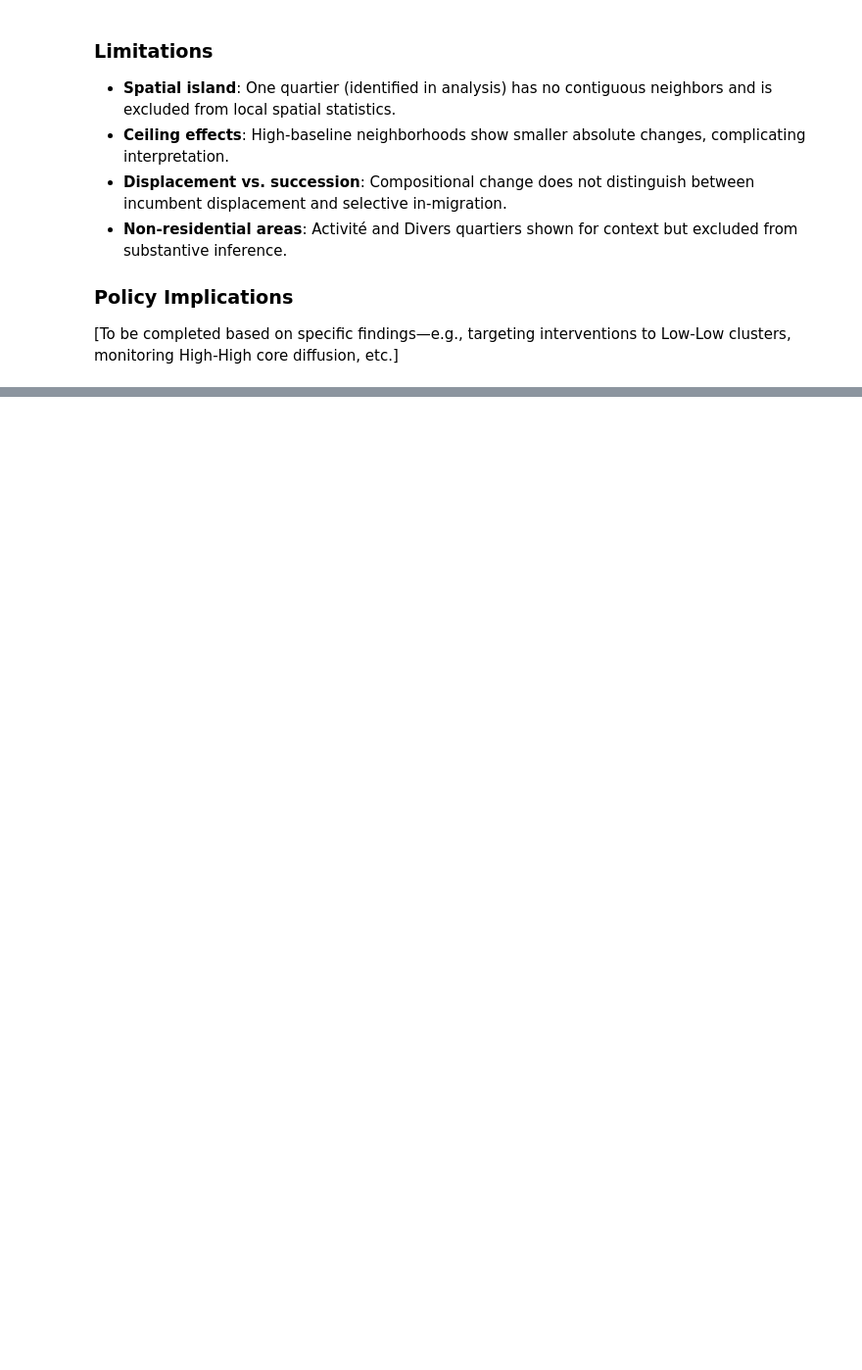
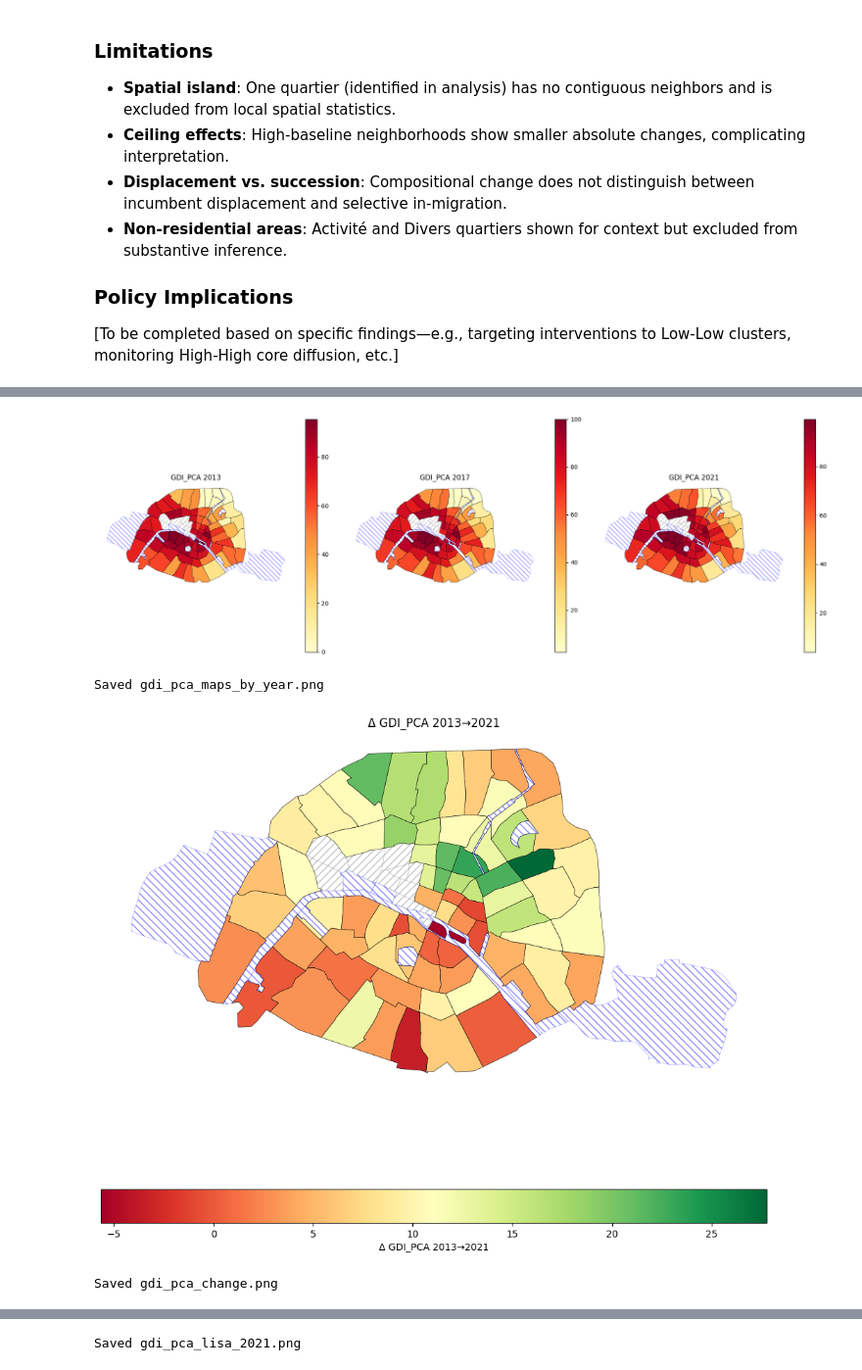
Before and after one commit to jdgruben/thesis, a Jupyter notebook: notebooks/02_GDI_Implementation.ipynb, the cells around one changed output, grey strips where cells are left out. Shown at 98% size. Cells and saved outputs as stored; diff of their text form; code cells hidden in the pictures; blank space fills up the shorter version.

Commit message:
pcaweigted index added

```diff
--- a/notebooks/02_GDI_Implementation.ipynb
+++ b/notebooks/02_GDI_Implementation.ipynb
@@ -900,0 +1000,18 @@ z_pct_bac_sup            0.827         0.831          1.000
+# %%
+# Recompute wide table and trajectories for PCA
+wide_pca = df.pivot_table(index='quartier', columns='annee', values='GDI_PCA')
+wide_pca = wide_pca.rename(columns={2013:'GDI_PCA_2013', 2017:'GDI_PCA_2017', 2021:'GDI_PCA_2021'})
+wide_pca['d13_17'] = wide_pca['GDI_PCA_2017'] - wide_pca['GDI_PCA_2013']
+wide_pca['d17_21'] = wide_pca['GDI_PCA_2021'] - wide_pca['GDI_PCA_2017']
+wide_pca['d13_21'] = wide_pca['GDI_PCA_2021'] - wide_pca['GDI_PCA_2013']
+
+q25, q75 = wide_pca['d13_21'].quantile([0.25,0.75])
+wide_pca['trajectory'] = pd.cut(wide_pca['d13_21'], bins=[-np.inf,q25,q75,np.inf],
+                                labels=['Declining/weak','Moderate/stable','Accelerating/strong increase'])
+
+print(f'PCA trajectory thresholds: Q25={q25:.2f}, Q75={q75:.2f}')
+print('\nPCA Trajectory distribution:')
+print(wide_pca['trajectory'].value_counts())
+
+wide_pca.reset_index().to_parquet('./_artifacts/GDI_PCA_wide.parquet', index=False)
+print('\nSaved GDI_PCA_wide.parquet')
@@ -900,0 +1067,49 @@ z_pct_bac_sup            0.827         0.831          1.000
+# %%
+# Level maps by year
+fig, axes = plt.subplots(1,3, figsize=(18,6))
+for ax, yr in zip(axes,[2013,2017,2021]):
+    layer = g_hab.merge(df[df['annee'].eq(yr)][['quartier','GDI_PCA']], on='quartier', how='inner')
+    layer.plot(column='GDI_PCA', legend=True, ax=ax, edgecolor='black', linewidth=0.4, cmap='YlOrRd')
+    g_act.plot(ax=ax, facecolor='none', edgecolor='gray', hatch='///', linewidth=0.3, alpha=0.5)
+    g_div.plot(ax=ax, facecolor='none', edgecolor='blue', hatch='\\\\\\', linewidth=0.3, alpha=0.5)
+    ax.set_title(f'GDI_PCA {yr}')
+    ax.axis('off')
+plt.tight_layout()
+plt.savefig('./_artifacts/figures/maps/gdi_pca_maps_by_year.png', dpi=300, bbox_inches='tight')
+plt.show()
+print('Saved gdi_pca_maps_by_year.png')
+
+# Change map
+fig, ax = plt.subplots(1,1, figsize=(10,10))
+g2021_pca.plot(column='d13_21', legend=True, ax=ax, edgecolor='black', linewidth=0.4, cmap='RdYlGn',
+               legend_kwds={'label':'Δ GDI_PCA 2013→2021','orientation':'horizontal'})
+g_act.plot(ax=ax, facecolor='none', edgecolor='gray', hatch='///', linewidth=0.3, alpha=0.5)
+g_div.plot(ax=ax, facecolor='none', edgecolor='blue', hatch='\\\\\\', linewidth=0.3, alpha=0.5)
+ax.set_title('Δ GDI_PCA 2013→2021')
+ax.axis('off')
+plt.tight_layout()
+plt.savefig('./_artifacts/figures/maps/gdi_pca_change.png', dpi=300, bbox_inches='tight')
+plt.show()
+print('Saved gdi_pca_change.png')
+
+# LISA clusters
+colors = {'High-High':'darkred','Low-Low':'darkblue','High-Low':'lightcoral','Low-High':'lightblue','Not significant':'lightgrey'}
+fig, ax = plt.subplots(1,1, figsize=(12,10))
+g2021_pca.plot(color=g2021_pca['lisa_label'].map(colors), ax=ax, edgecolor='black', linewidth=0.5)
+g_act.plot(ax=ax, facecolor='none', edgecolor='gray', hatch='///', linewidth=0.3, alpha=0.5)
+g_div.plot(ax=ax, facecolor='none', edgecolor='blue', hatch='\\\\\\', linewidth=0.3, alpha=0.5)
+
+from matplotlib.patches import Patch
+legend_elements = [Patch(facecolor=color, label=label) for label, color in colors.items()]
+ax.legend(handles=legend_elements, loc='upper left', fontsize=10, title='LISA Cluster Type')
+ax.set_title('LISA Clusters: GDI_PCA 2021 (Habitation Only)', fontsize=14, fontweight='bold')
+ax.axis('off')
+plt.tight_layout()
+plt.savefig('./_artifacts/figures/maps/gdi_pca_lisa_2021.png', dpi=300, bbox_inches='tight')
+plt.show()
+print('Saved gdi_pca_lisa_2021.png')
+# %% [output]
+[figure, added]
+Saved gdi_pca_maps_by_year.png
+[figure, added]
+Saved gdi_pca_change.png
@@ -900,0 +1117 @@ z_pct_bac_sup            0.827         0.831          1.000
+Saved gdi_pca_lisa_2021.png
```
Also changed, not shown: parts of 25 cells of this notebook, 1 other file.
